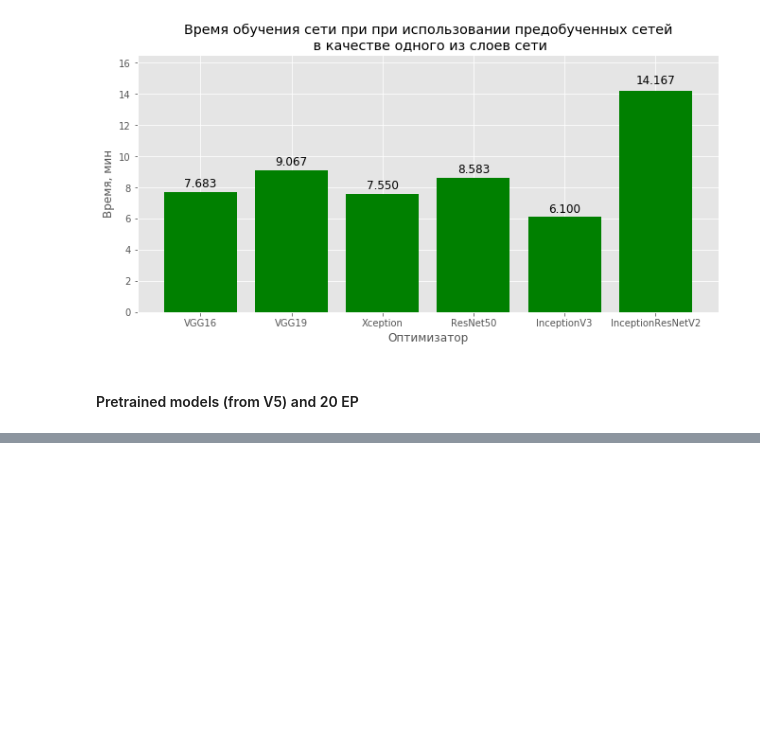
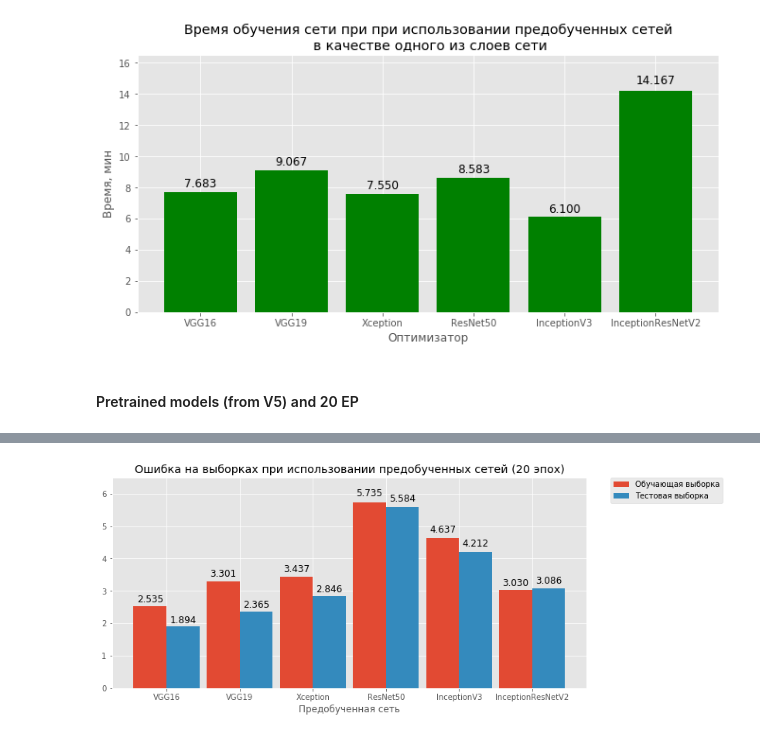
Before and after one commit to ATomilov/nir_jupyter, a Jupyter notebook: Graphics_of_learning.ipynb, the cells around one changed output, grey strips where cells are left out. Saved outputs shown, nothing was run; the diff lists cells and outputs as text; code cells hidden in the pictures; blank space fills up the shorter version.

```diff
--- a/Graphics_of_learning.ipynb
+++ b/Graphics_of_learning.ipynb
@@ -1018,0 +1061,44 @@ inception_resnet_v2_20ep["time_to_learn"] = (
+# %%
+N = 6
+
+pretrained_models_loss = (
+    vgg16_20ep["loss"],
+    vgg19_20ep["loss"],
+    xception_20ep["loss"],
+    resnet50_20ep["loss"],
+    inception_v3_20ep["loss"],
+    inception_resnet_v2_20ep["loss"],
+)
+
+pretrained_models_val_loss = (
+    vgg16_20ep["val_loss"],
+    vgg19_20ep["val_loss"],
+    xception_20ep["val_loss"],
+    resnet50_20ep["val_loss"],
+    inception_v3_20ep["val_loss"],
+    inception_resnet_v2_20ep["val_loss"],
+)
+
+ind = np.arange(N)
+width = 0.45
+fig, ax = plt.subplots()
+rects1 = ax.bar(ind, pretrained_models_loss, width, label="Обучающая выборка")
+rects2 = ax.bar(
+    ind + width, pretrained_models_val_loss, width, label="Тестовая выборка"
+)
+
+ax.set_title("Ошибка на выборках при использовании предобученных сетей (20 эпох)")
+ax.set_ylim([0, 6.5])
+ax.set_xticks(ind + width / 2)
+ax.set_xticklabels(
+    ("VGG16", "VGG19", "Xception", "ResNet50", "InceptionV3", "InceptionResNetV2")
+)
+ax.set_xlabel("Предобученная сеть")
+# plt.legend(loc='best')
+ax.legend(bbox_to_anchor=(1.05, 1), loc=2, borderaxespad=0.0)
+plt.rcParams["figure.figsize"] = [11, 5]
+autolabel(rects1)
+autolabel(rects2)
+plt.show()
+# %% [output]
+[figure, added]
```
Also changed, not shown: parts of 16 cells of this notebook, 32 other files.
